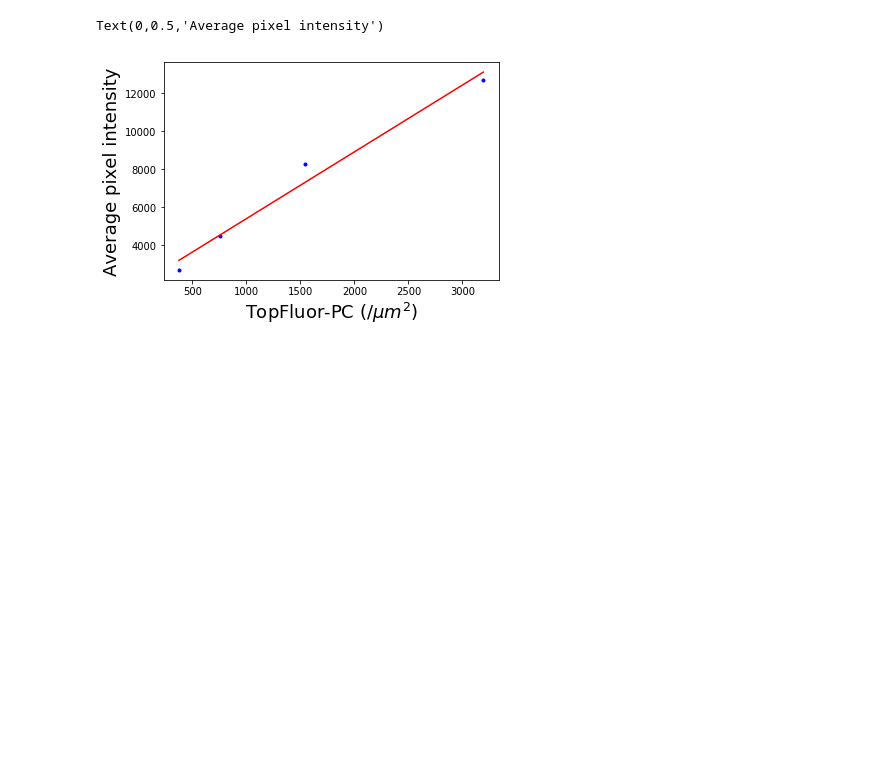
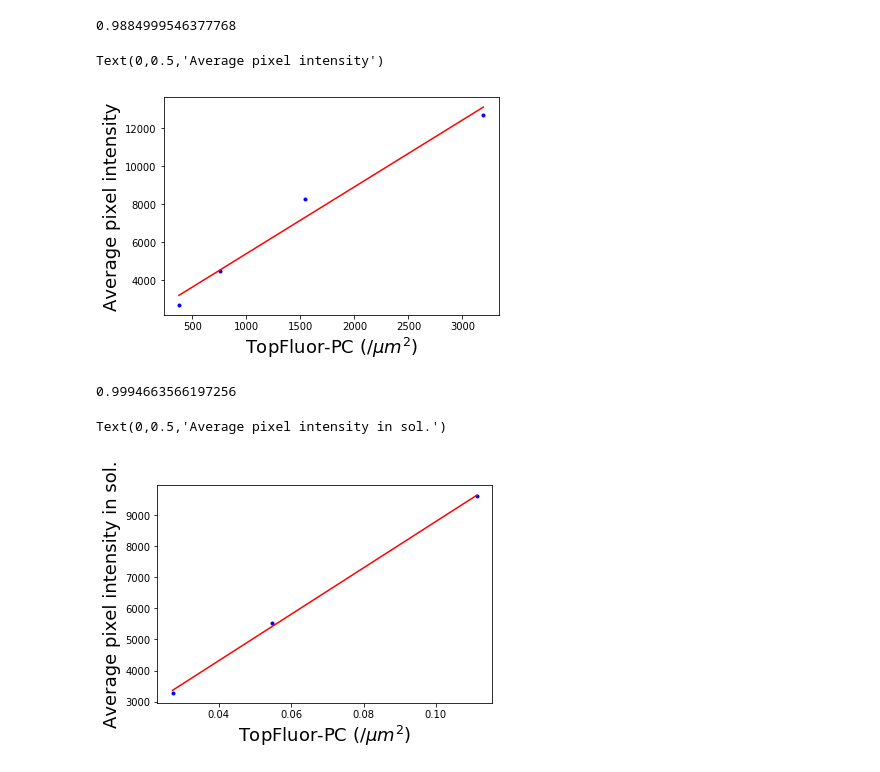
Before and after one commit to jiongyi/postdoc, a Jupyter notebook: linear_fit.ipynb, the cells around one changed output. Saved outputs shown, nothing was run; the diff lists cells and outputs as text; code cells hidden in the pictures; blank space fills up the shorter version.

Commit message:
Worked on fluorescent lipid standards

```diff
--- a/linear_fit.ipynb
+++ b/linear_fit.ipynb
@@ -1,5 +1,5 @@
 # %%
-from numpy import array
+from numpy import array, zeros
 from scipy import stats
 %matplotlib inline
 from matplotlib.pyplot import plot, xlabel, ylabel
@@ -8,10 +8,24 @@ dataMat = array([[0.2298411452, 12731.514], [0.111345544, 8291.856], [0.05482008
 numberLipidsPerMicron = 1 / 0.72 / 1e-6
 dataMat[:, 0] *= numberLipidsPerMicron / 1e2
 slope, intercept, r_value, p_value, std_err = stats.linregress(dataMat[:, 0],dataMat[:, 1])
+print(r_value)
 plot(dataMat[:, 0], dataMat[:, 1], 'b.')
 plot(dataMat[:, 0], slope * dataMat[:, 0] + intercept, 'r')
 xlabel("TopFluor-PC (/$\mu m^2$)", fontsize = 18)
 ylabel("Average pixel intensity", fontsize = 18)
 # %% [output]
-Text(0,0.5,'Average pixel intensity')
+0.9884999546377768
+Text(0,0.5,'Average pixel intensity')
 [figure]
+# %%
+solDataMat = array([[0.111345544, 9617.44], [0.0548200815, 5545.455], [0.02720172837, 3280.156]])
+slope, intercept, r_value, p_value, std_error = stats.linregress(solDataMat[:, 0], solDataMat[:, 1])
+print(r_value)
+plot(solDataMat[:, 0], solDataMat[:, 1], 'b.')
+plot(solDataMat[:, 0], slope * solDataMat[:, 0] + intercept, 'r')
+xlabel("TopFluor-PC (/$\mu m^2$)", fontsize = 18)
+ylabel("Average pixel intensity in sol.", fontsize = 18)
+# %% [output]
+0.9994663566197256
+Text(0,0.5,'Average pixel intensity in sol.')
+[figure, added]
```
Also changed, not shown: parts of 1 cell of this notebook.
